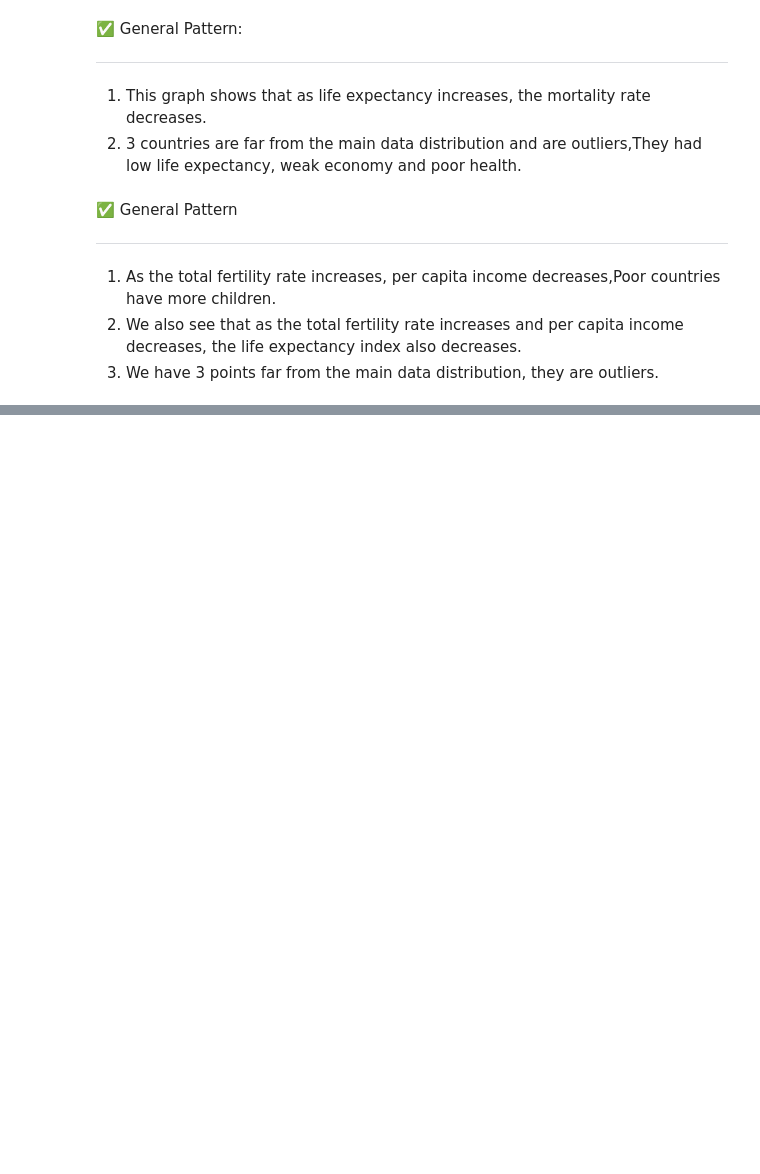
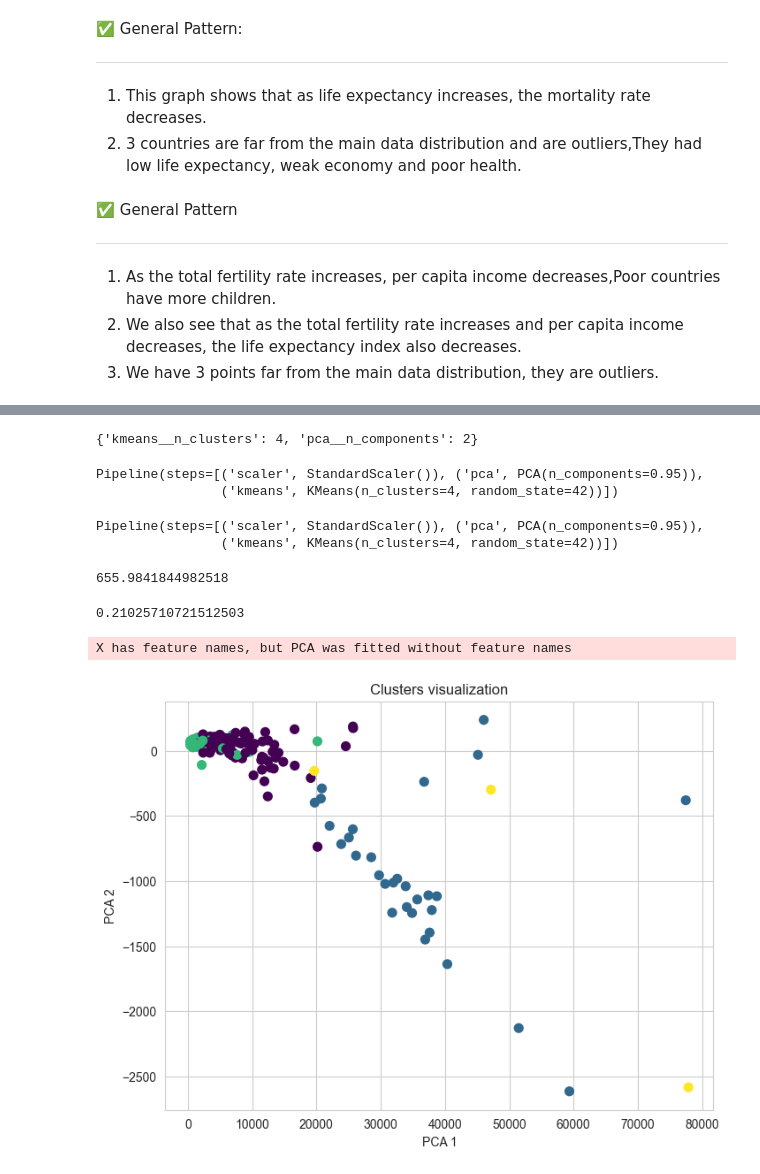
Before and after one commit to HosseinHeydari2004/pca-ml-project, a Jupyter notebook: pca.ipynb, the cells around one changed output, grey strips where cells are left out. Saved outputs shown, nothing was run; the diff lists cells and outputs as text; code cells hidden in the pictures; blank space fills up the shorter version.

```diff
--- a/pca.ipynb
+++ b/pca.ipynb
@@ -385,0 +485,45 @@ fig.show()
+# %%
+param_grid = {
+    "pca__n_components": range(2, 8),
+    "kmeans__n_clusters": range(2, 5)
+}
+
+grid = GridSearchCV(pipeline, param_grid, cv=5)
+grid.fit(x)
+
+print(grid.best_params_)
+# %% [output]
+{'kmeans__n_clusters': 4, 'pca__n_components': 2}
+# %%
+pipeline.set_params(pca__n_components = 0.95, kmeans__n_clusters = 4)
+# %% [output]
+Pipeline(steps=[('scaler', StandardScaler()), ('pca', PCA(n_components=0.95)),
+                ('kmeans', KMeans(n_clusters=4, random_state=42))])
+# %%
+pipeline.fit(X=x)
+# %% [output]
+Pipeline(steps=[('scaler', StandardScaler()), ('pca', PCA(n_components=0.95)),
+                ('kmeans', KMeans(n_clusters=4, random_state=42))])
+# %%
+label = pipeline.fit_predict(x)
+# %%
+pipeline["kmeans"].inertia_
+# %% [output]
+655.9841844982518
+# %%
+silhouette_score(x, labels=label)
+# %% [output]
+0.21025710721512503
+# %%
+x_2d = pipeline["pca"].transform(x)
+# %% [output]
+X has feature names, but PCA was fitted without feature names
+# %%
+plt.figure(figsize=(8,6))
+plt.scatter(x_2d[:,0], x_2d[:,1], c=label, cmap='viridis', s=50)
+plt.xlabel("PCA 1")
+plt.ylabel("PCA 2")
+plt.title("Clusters visualization")
+plt.show()
+# %% [output]
+[figure, added]
```
Also changed, not shown: parts of 12 cells of this notebook.
